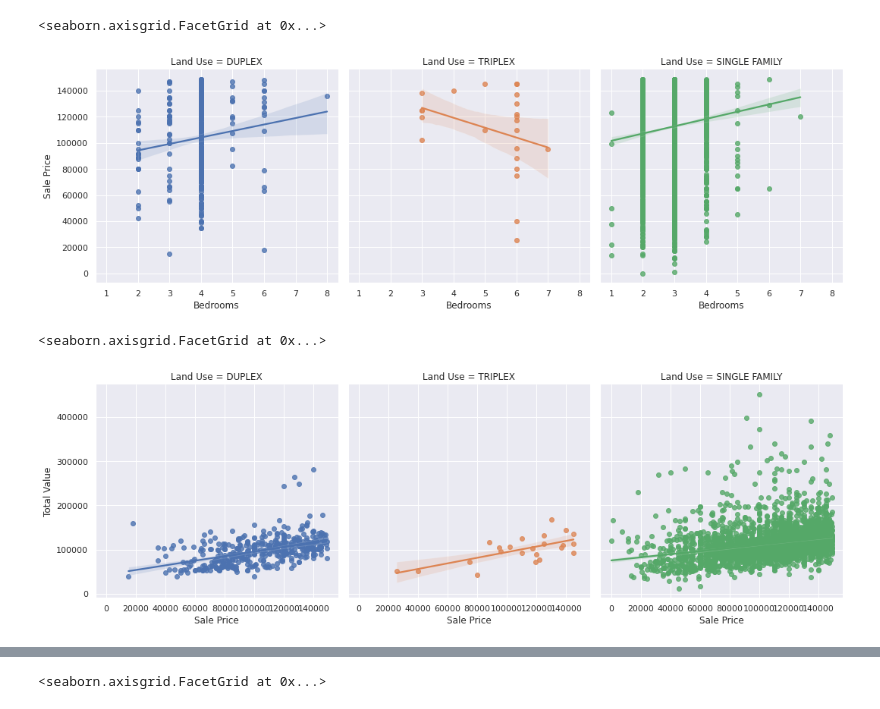
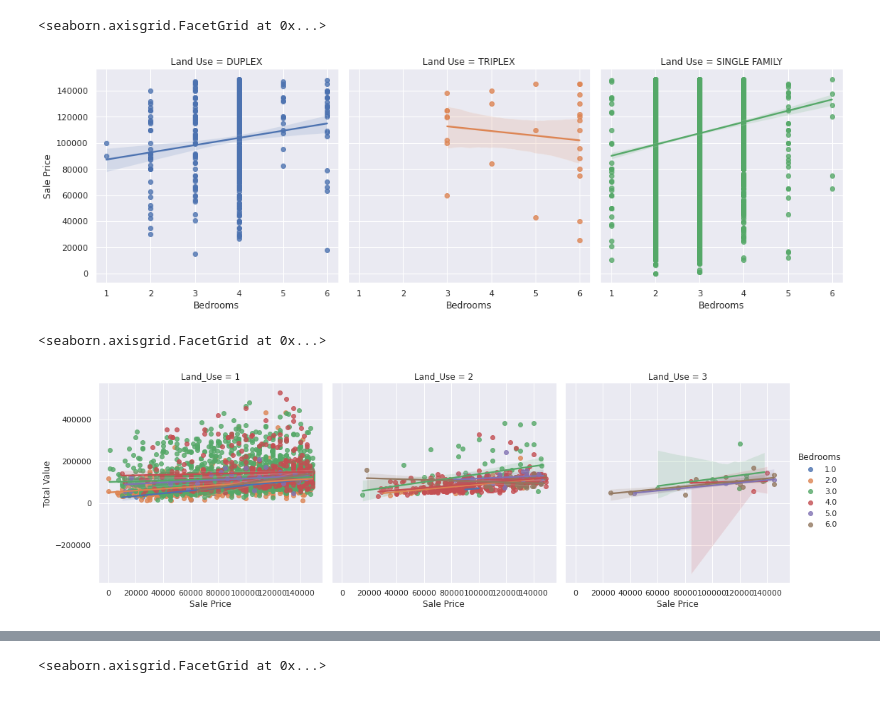
Before and after one commit to cmlakin/Machine-Learning-Final-Project----Lakin-Corrina, a Jupyter notebook: MLFP_Lakin.ipynb, the cells around one changed output, grey strips where cells are left out. Drawn from its saved outputs; the diff is of its cells as text; code cells hidden in the pictures.

```diff
--- a/MLFP_Lakin.ipynb
+++ b/MLFP_Lakin.ipynb
@@ -164,9 +63,10 @@ cdf = cdf[cdf.Land_Use != 'QUADPLEX']
 
 cdf = cdf[cdf.Foundation_Type != 'PIERS']
 
-cdf = cdf[cdf.Exterior_Wall != 'FRAME']
 cdf = cdf[cdf.Exterior_Wall != 'CONC BLK']
 cdf = cdf[cdf.Exterior_Wall != 'LOG']
 cdf = cdf[cdf.Exterior_Wall != 'METAL']
 
+cdf = cdf[cdf.Bedrooms <= 6]
+
 cdf
@@ -187,3 +73,20 @@ cdf
 # %%
 cdf['Sale Price'] = cdf['Sale Price'].astype(float)
 cdf.dtypes
+# %%
+# 5 - Three aggregated coumns using groupby and transform
+cdf['Avg_Price_By_Bedrooms'] = cdf.groupby('Bedrooms')['Sale Price'].transform('mean')
+cdf['Avg_Price_By_Bedrooms'] = cdf['Avg_Price_By_Bedrooms'].astype(int)
+cdf['Avg_Value_By_Bedrooms'] = cdf.groupby('Bedrooms')['Total Value'].transform('mean')
+cdf['Avg_Value_By_Bedrooms'] = cdf['Avg_Value_By_Bedrooms'].astype(int)
+cdf['Sales_by_city_count'] = cdf.groupby('Property City')['Land_Use'].transform('count')
+cdf
+# %%
+# 4 - label-encoded, numbers associated with the type of property
+land_use_map = { 'SINGLE FAMILY': 1,
+                 'DUPLEX': 2,
+                 'TRIPLEX': 3 }
+
+cdf = cdf.replace({'Land_Use' : land_use_map})
+
+cdf
@@ -191,11 +137,12 @@ cdf.dtypes
 import matplotlib.pyplot as plt
 sns.set(rc={'figure.figsize': (13, 9)})
 sns.lmplot(data = cdf, x='Bedrooms', y='Sale Price', col='Land Use', hue='Land Use')
+# sns.lmplot(data = cdf, x='Bedrooms', y='Sale Price', col = 'Property City', hue='Property City')
 # %% [output]
 <seaborn.axisgrid.FacetGrid at 0x...>
-[figure, old version]
+[figure, new version]
 # %%
-sns.lmplot(data = cdf, y='Total Value', x='Sale Price', col='Land Use',  hue='Land Use')
+sns.lmplot(data = cdf, y='Total Value', x='Sale Price', col='Land_Use',  hue='Bedrooms')
 # %% [output]
 <seaborn.axisgrid.FacetGrid at 0x...>
-[figure, old version]
+[figure, new version]
```
Also changed, not shown: parts of 21 cells of this notebook.
